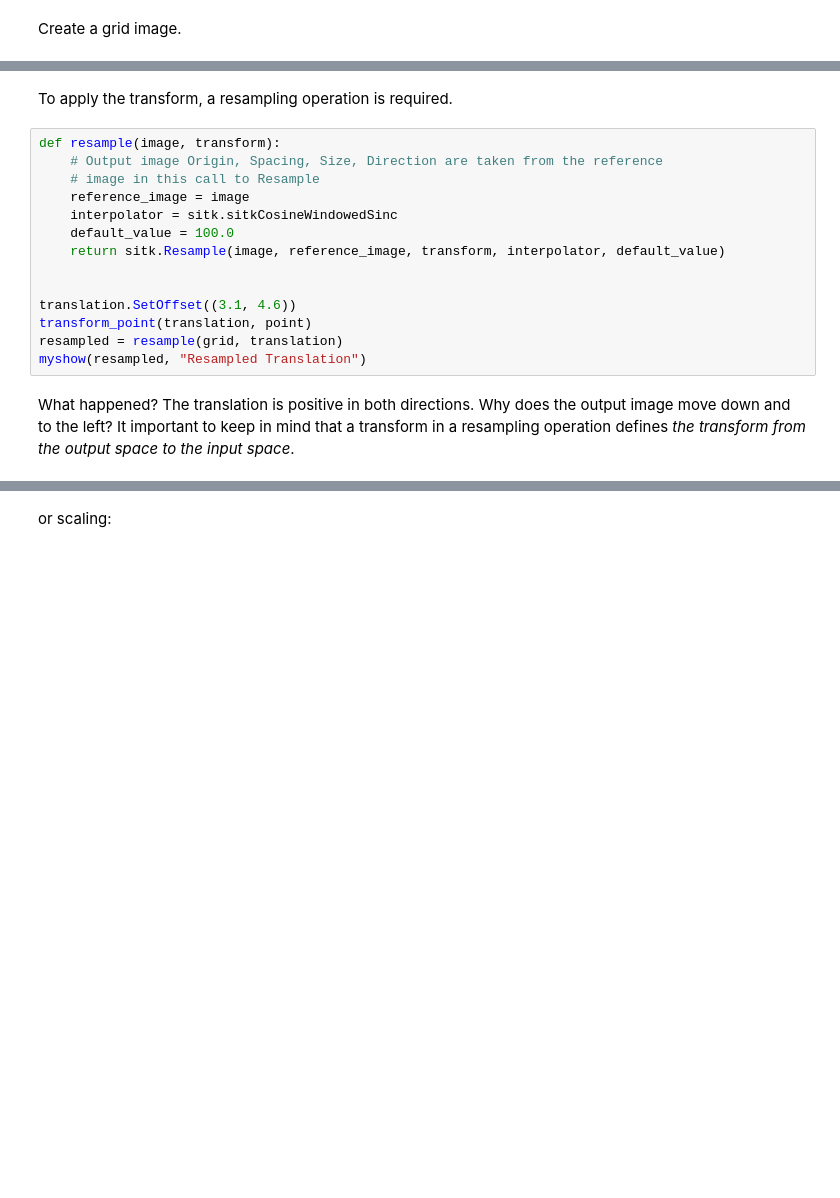
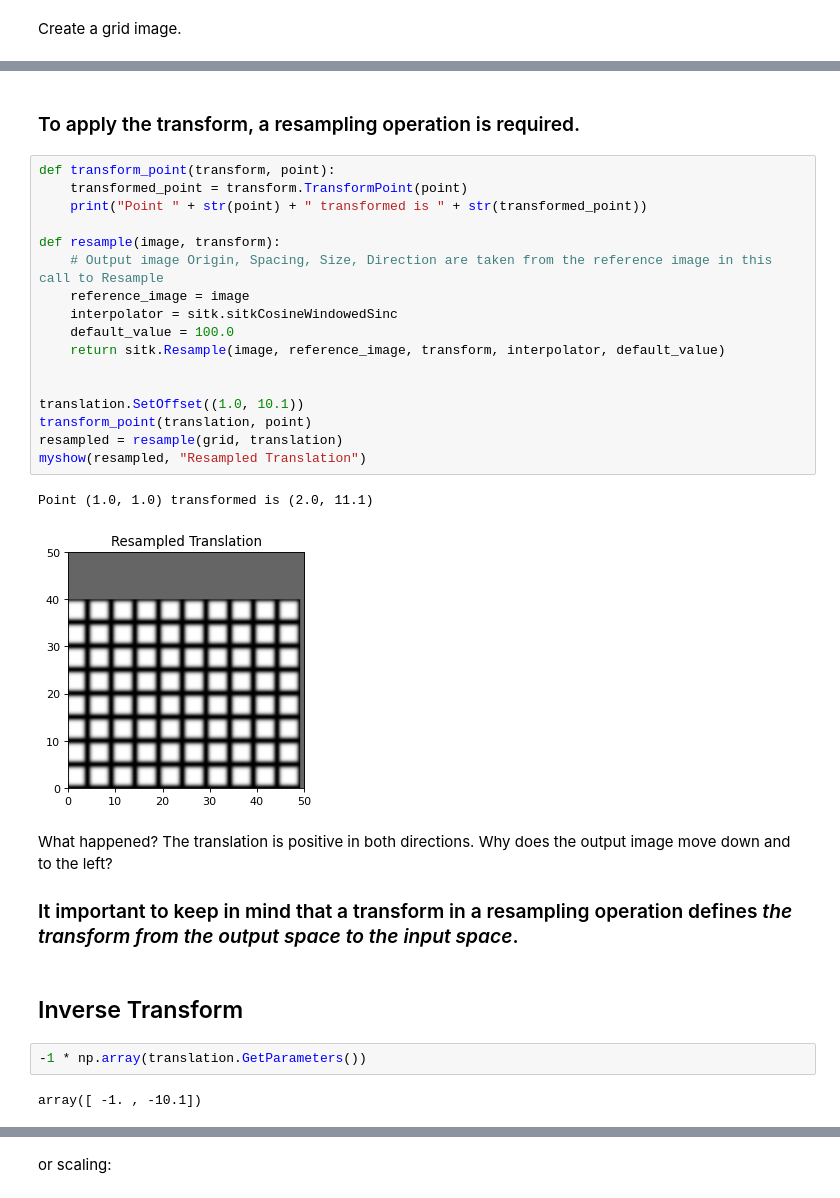
Before and after one commit to seanreed1111/SimpleITK-Notebooks, a Jupyter notebook: Python/21_Transforms_and_Resampling.ipynb, the cells around one changed output, grey strips where cells are left out. Cells and saved outputs as stored; diff of their text form; blank space fills up the shorter version.

```diff
--- a/Python/21_Transforms_and_Resampling.ipynb
+++ b/Python/21_Transforms_and_Resampling.ipynb
@@ -109,21 +148,35 @@ myshow(grid, "Grid Input")
 # %% [markdown]
-To apply the transform, a resampling operation is required.
+### To apply the transform, a resampling operation is required.
 # %%
+def transform_point(transform, point):
+    transformed_point = transform.TransformPoint(point)
+    print("Point " + str(point) + " transformed is " + str(transformed_point))
+
 def resample(image, transform):
-    # Output image Origin, Spacing, Size, Direction are taken from the reference
-    # image in this call to Resample
+    # Output image Origin, Spacing, Size, Direction are taken from the reference image in this call to Resample
     reference_image = image
     interpolator = sitk.sitkCosineWindowedSinc
     default_value = 100.0
     return sitk.Resample(image, reference_image, transform, interpolator, default_value)
 
 
-translation.SetOffset((3.1, 4.6))
+translation.SetOffset((1.0, 10.1))
 transform_point(translation, point)
 resampled = resample(grid, translation)
 myshow(resampled, "Resampled Translation")
+# %% [output]
+Point (1.0, 1.0) transformed is (2.0, 11.1)
+[figure, added]
 # %% [markdown]
-What happened?  The translation is positive in both directions.  Why does the output image move down and to the left?  It important to keep in mind that a transform in a resampling operation defines *the transform from the output space to the input space*.
+What happened?  The translation is positive in both directions.  Why does the output image move down and to the left?
+
+### It important to keep in mind that a transform in a resampling operation defines *the transform from the output space to the input space*.
+# %% [markdown]
+## Inverse Transform
+# %%
+-1 * np.array(translation.GetParameters())
+# %% [output]
+array([ -1. , -10.1])
 # %%
 translation.SetOffset(-1 * np.array(translation.GetParameters()))
 transform_point(translation, point)
```
Also changed, not shown: parts of 30 cells of this notebook, 3 other files.
